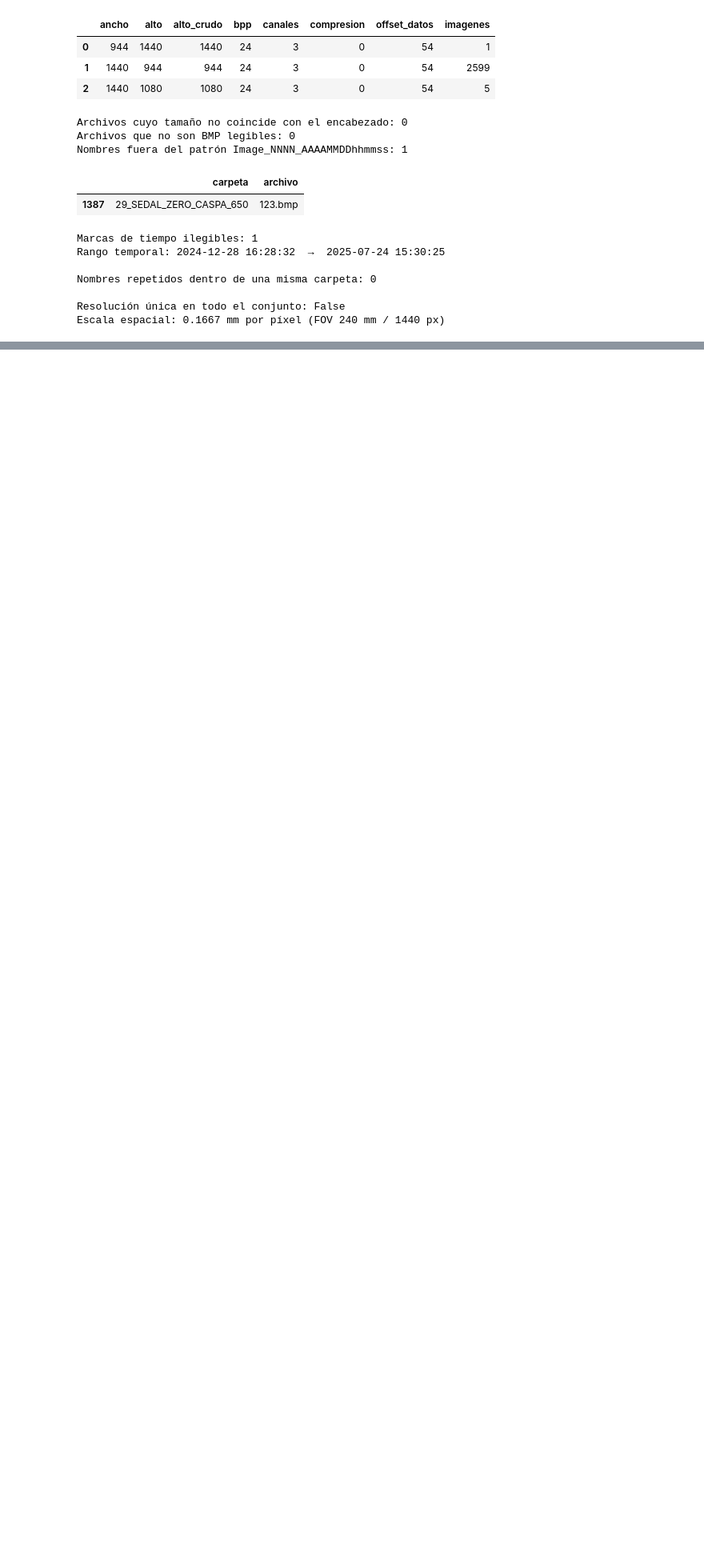
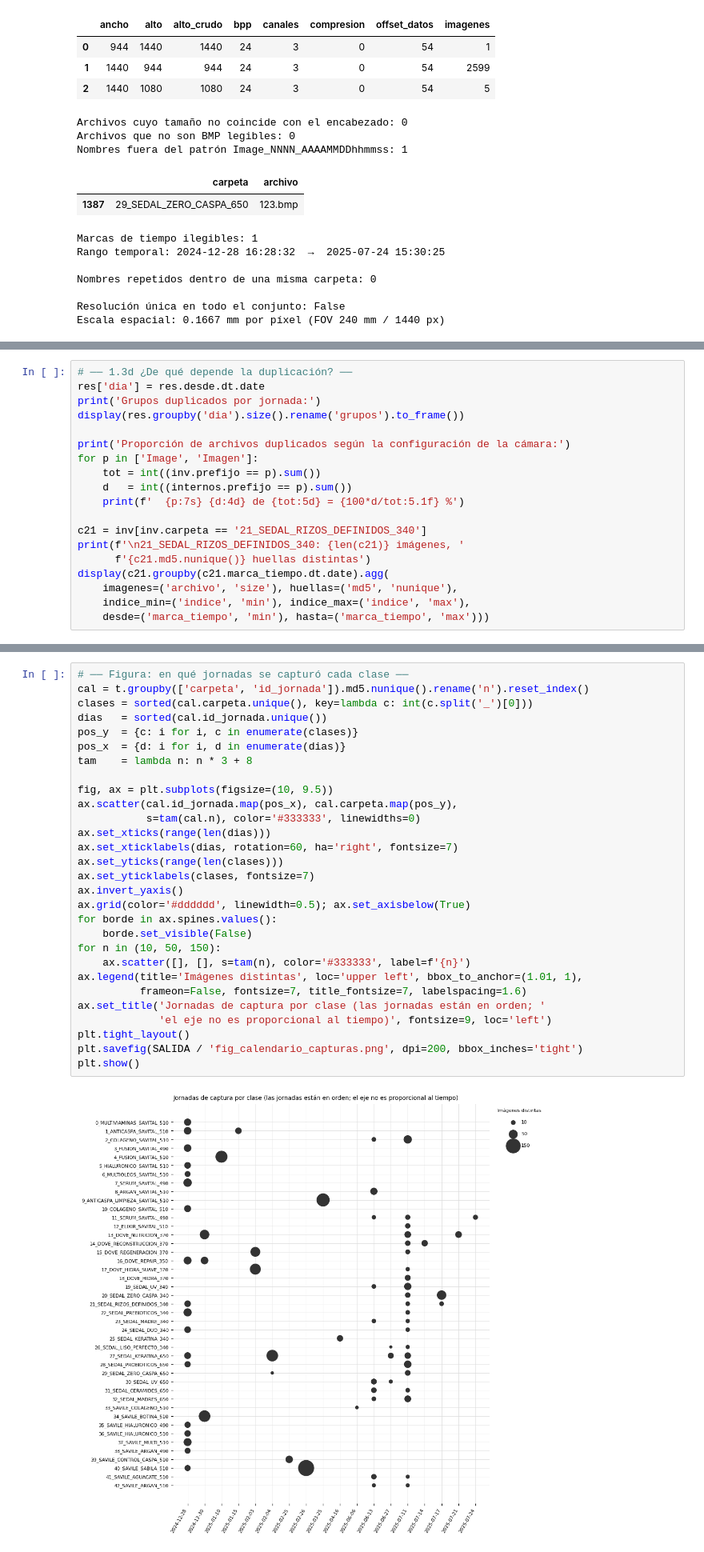
Before and after one commit to feliperangel204-cpu/proyecto-aplicado-1, a Jupyter notebook: notebooks/Proyecto-aplicado-Desa.ipynb, the cells around one changed output, grey strips where cells are left out. Shown at 80% size. Saved outputs shown, nothing was run; the diff lists cells and outputs as text; blank space fills up the shorter version.

Commit message:
Revision hasta distribucion de clases

```diff
--- a/notebooks/Proyecto-aplicado-Desa.ipynb
+++ b/notebooks/Proyecto-aplicado-Desa.ipynb
@@ -378,0 +867,19 @@ Escala espacial: 0.1667 mm por píxel (FOV 240 mm / 1440 px)
+# %%
+# ── 1.3d ¿De qué depende la duplicación? ──
+res['dia'] = res.desde.dt.date
+print('Grupos duplicados por jornada:')
+display(res.groupby('dia').size().rename('grupos').to_frame())
+
+print('Proporción de archivos duplicados según la configuración de la cámara:')
+for p in ['Image', 'Imagen']:
+    tot = int((inv.prefijo == p).sum())
+    d   = int((internos.prefijo == p).sum())
+    print(f'  {p:7s} {d:4d} de {tot:5d} = {100*d/tot:5.1f} %')
+
+c21 = inv[inv.carpeta == '21_SEDAL_RIZOS_DEFINIDOS_340']
+print(f'\n21_SEDAL_RIZOS_DEFINIDOS_340: {len(c21)} imágenes, '
+      f'{c21.md5.nunique()} huellas distintas')
+display(c21.groupby(c21.marca_tiempo.dt.date).agg(
+    imagenes=('archivo', 'size'), huellas=('md5', 'nunique'),
+    indice_min=('indice', 'min'), indice_max=('indice', 'max'),
+    desde=('marca_tiempo', 'min'), hasta=('marca_tiempo', 'max')))
@@ -378,0 +1108,31 @@ Escala espacial: 0.1667 mm por píxel (FOV 240 mm / 1440 px)
+# %%
+# ── Figura: en qué jornadas se capturó cada clase ──
+cal = t.groupby(['carpeta', 'id_jornada']).md5.nunique().rename('n').reset_index()
+clases = sorted(cal.carpeta.unique(), key=lambda c: int(c.split('_')[0]))
+dias   = sorted(cal.id_jornada.unique())
+pos_y  = {c: i for i, c in enumerate(clases)}
+pos_x  = {d: i for i, d in enumerate(dias)}
+tam    = lambda n: n * 3 + 8
+
+fig, ax = plt.subplots(figsize=(10, 9.5))
+ax.scatter(cal.id_jornada.map(pos_x), cal.carpeta.map(pos_y),
+           s=tam(cal.n), color='#333333', linewidths=0)
+ax.set_xticks(range(len(dias)))
+ax.set_xticklabels(dias, rotation=60, ha='right', fontsize=7)
+ax.set_yticks(range(len(clases)))
+ax.set_yticklabels(clases, fontsize=7)
+ax.invert_yaxis()
+ax.grid(color='#dddddd', linewidth=0.5); ax.set_axisbelow(True)
+for borde in ax.spines.values():
+    borde.set_visible(False)
+for n in (10, 50, 150):
+    ax.scatter([], [], s=tam(n), color='#333333', label=f'{n}')
+ax.legend(title='Imágenes distintas', loc='upper left', bbox_to_anchor=(1.01, 1),
+          frameon=False, fontsize=7, title_fontsize=7, labelspacing=1.6)
+ax.set_title('Jornadas de captura por clase (las jornadas están en orden; '
+             'el eje no es proporcional al tiempo)', fontsize=9, loc='left')
+plt.tight_layout()
+plt.savefig(SALIDA / 'fig_calendario_capturas.png', dpi=200, bbox_inches='tight')
+plt.show()
+# %% [output]
+[figure, added]
```
Also changed, not shown: parts of 36 cells of this notebook.
